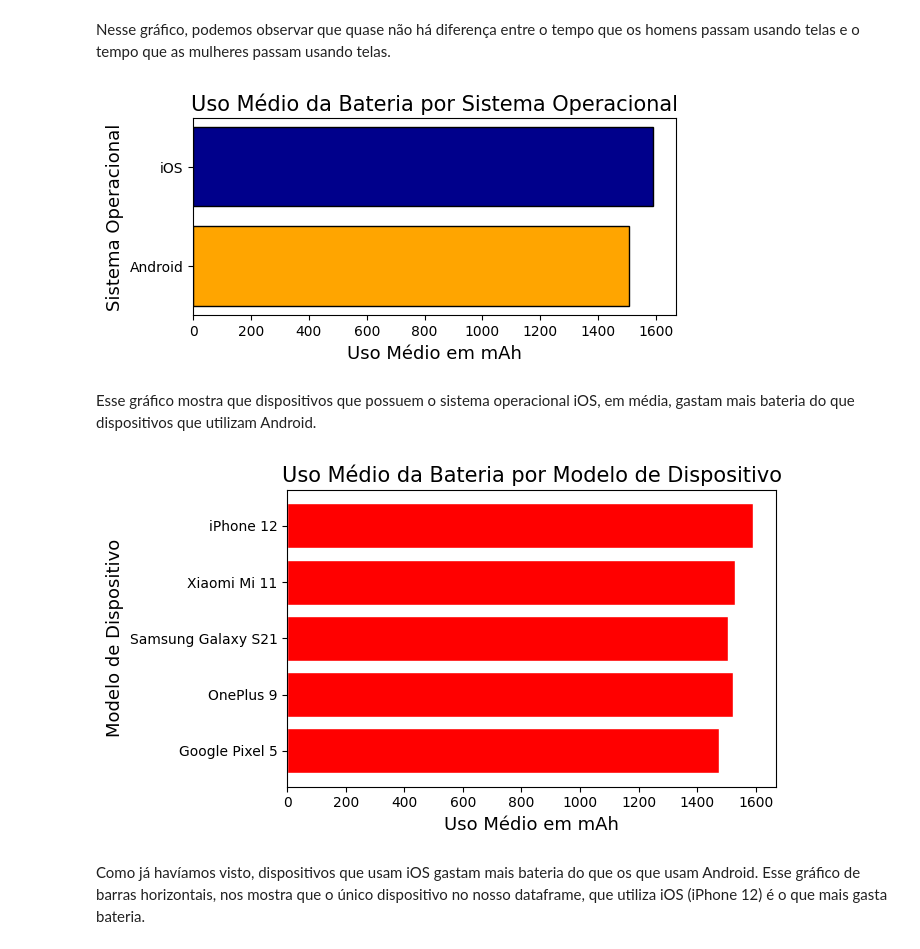
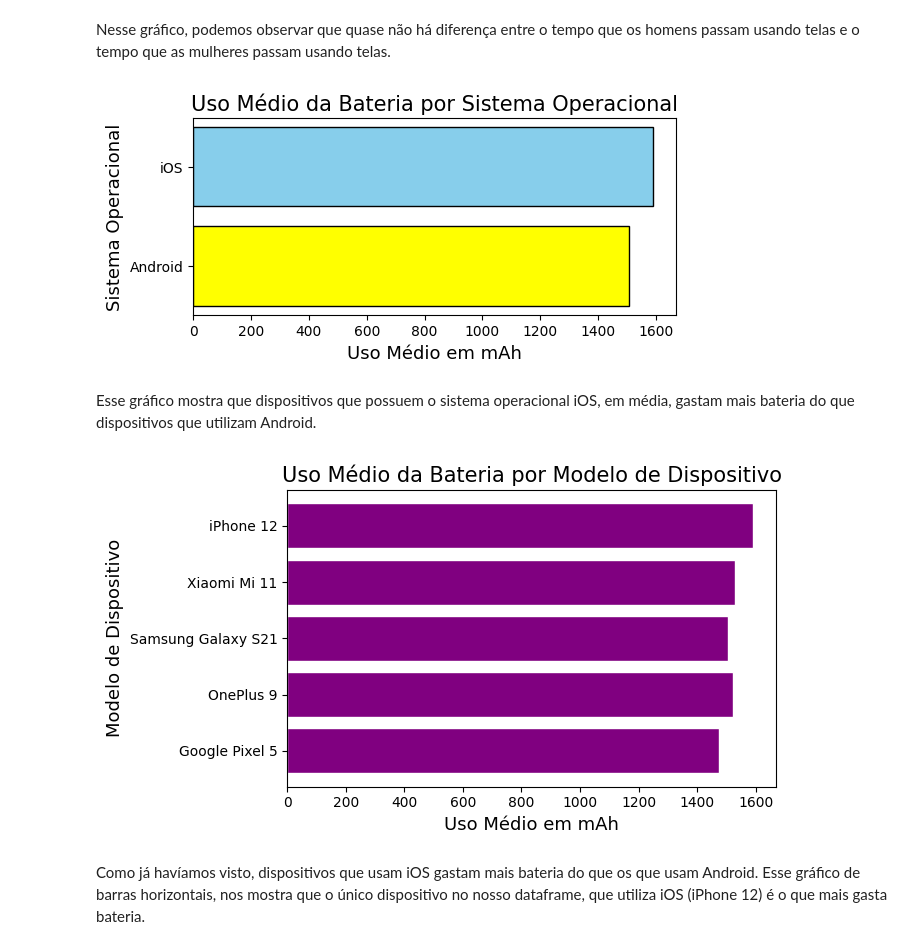
Before and after one commit to aninhaborges/trabalho-final-org-dados, a Jupyter notebook: user-behavior/UserBehavior.ipynb, the cells around one changed output. Cells and saved outputs as stored; diff of their text form; code cells hidden in the pictures.

```diff
--- a/user-behavior/UserBehavior.ipynb
+++ b/user-behavior/UserBehavior.ipynb
@@ -249,23 +250,23 @@ Nesse gráfico, podemos observar que quase não há diferença entre o tempo que
 # %%
 # Gráfico do Uso Médio da Bateria por Sistema Operacional
 media_uso_bateria_SO = df.groupby('Operating System')['Battery Drain (mAh/day)'].mean().reset_index()
 
 sistema = media_uso_bateria_SO['Operating System']
 uso_bateria_SO = media_uso_bateria_SO['Battery Drain (mAh/day)']
 
 plt.figure(figsize=(6, 3))
-plt.barh(sistema, uso_bateria_SO, color=['orange','darkblue'], edgecolor='black')
+plt.barh(sistema, uso_bateria_SO, color=['yellow','skyblue'], edgecolor='black')
 
 plt.title('Uso Médio da Bateria por Sistema Operacional', fontsize=15)
 plt.ylabel('Sistema Operacional',fontsize=13)
 plt.xlabel('Uso Médio em mAh',fontsize=13)
 
 
 #tight_layout faz com que nada fique sobreposto
 plt.tight_layout()
 plt.show()
 # %% [output]
-[figure, old version]
+[figure, new version]
 # %% [markdown]
 Esse gráfico mostra que dispositivos que possuem o sistema operacional iOS, em média, gastam mais bateria do que dispositivos que utilizam Android.
 # %%
@@ -276,7 +277,7 @@ modelos = media_uso_bateria['Device Model']
 uso_bateria = media_uso_bateria['Battery Drain (mAh/day)']
 
 plt.figure(figsize=(7, 4))
-plt.barh(modelos, uso_bateria, color='red', edgecolor='white')
+plt.barh(modelos, uso_bateria, color='purple', edgecolor='white')
 
 plt.title('Uso Médio da Bateria por Modelo de Dispositivo', fontsize=15)
 plt.ylabel('Modelo de Dispositivo',fontsize=13)
@@ -287,7 +288,7 @@ plt.xlabel('Uso Médio em mAh',fontsize=13)
 plt.tight_layout()
 plt.show()
 # %% [output]
-[figure, old version]
+[figure, new version]
 # %% [markdown]
 Como já havíamos visto, dispositivos que usam iOS gastam mais bateria do que os que usam Android. Esse gráfico de barras horizontais, nos mostra que o único dispositivo no nosso dataframe, que utiliza iOS (iPhone 12) é o que mais gasta bateria.
 # %%
```
Also changed, not shown: parts of 5 cells of this notebook.
